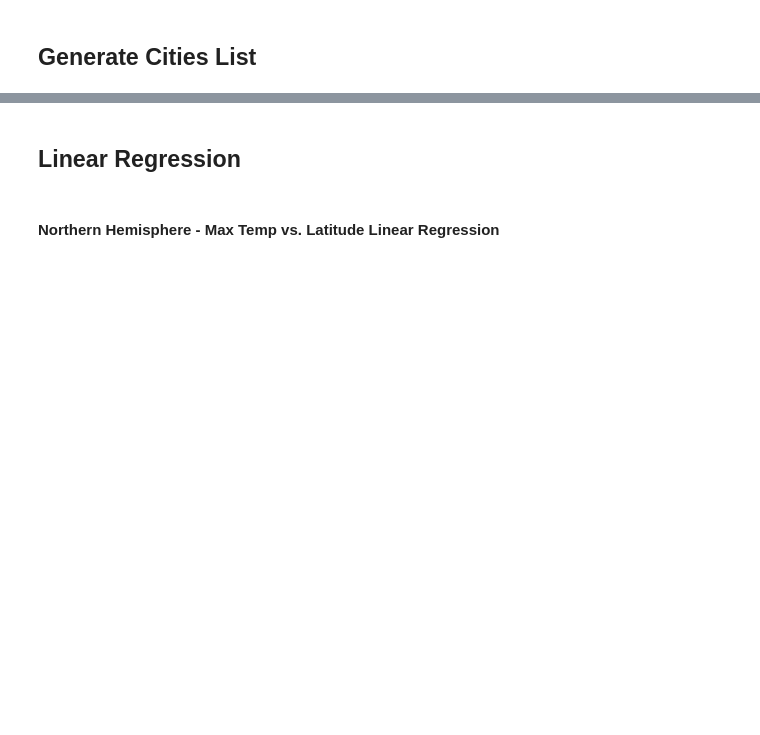
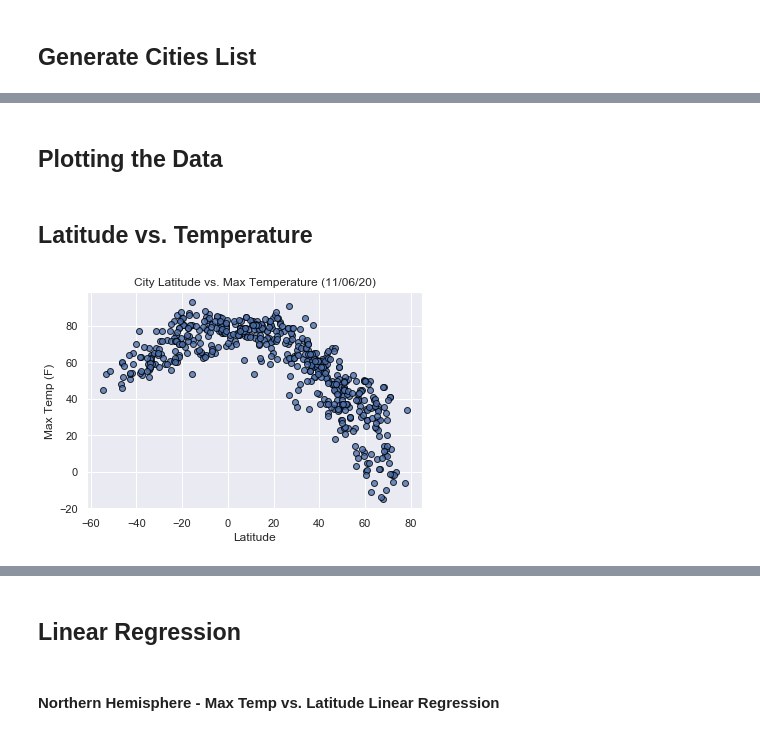
Before and after one commit to Maercoli/6-APIs_What-s-the-Weather-Like-, a Jupyter notebook: WeatherPy/WeatherPy.ipynb, the cells around one changed output, grey strips where cells are left out. Cells and saved outputs as stored; diff of their text form; code cells hidden in the pictures; blank space fills up the shorter version.

```diff
--- a/WeatherPy/WeatherPy.ipynb
+++ b/WeatherPy/WeatherPy.ipynb
@@ -210,0 +62,7 @@ Int64Index([], dtype='int64')
+# %%
+# Build partial query URL
+base_url = "http://api.openweathermap.org/data/2.5/weather?"
+units = "imperial"
+query_url = f"{base_url}appid={api_key}&units={units}&q="
+
+print(query_url)
@@ -210,0 +150,17 @@ Int64Index([], dtype='int64')
+# %%
+# Convert array of JSONs into Pandas DataFrame
+city_data = pd.DataFrame({"City": city_name,
+                          "Cloudiness (%)": cloudiness,
+                          "Country": country,
+                          "Date": date,
+                          "Latitude": lat,
+                          "Longitude": lon,
+                          "Max Temp (F)": max_temp,
+                          "Humidity (%)": humidity,
+                          "Wind Speed (mph)": wind_speed})
+
+# Export the City_Data into a csv
+city_data.to_csv("WeatherPy.csv",encoding="utf-8",index=False)
+
+# Show Record Count
+city_data.head()
@@ -210,0 +174,25 @@ Int64Index([], dtype='int64')
+# %% [markdown]
+## Plotting the Data
+# %% [markdown]
+## Latitude vs. Temperature
+# %%
+#set seaborn grid for all plots
+sns.set(style="darkgrid")
+# %%
+# Generate the scatter plot
+plt.scatter(city_data['Latitude'],
+            city_data['Max Temp (F)'],
+            edgecolor="black", linewidths=1, marker="o", alpha=0.8, label="Cities")
+
+# Give the plot a title, x label, y label and grid
+plt.title("City Latitude vs. Max Temperature (%s)" % time.strftime("%x"))
+plt.xlabel('Latitude')
+plt.ylabel('Max Temp (F)')
+
+# Save the figure
+plt.savefig("../output_data/Latitude vs Max Temperature.png")
+
+# Display plot
+plt.show()
+# %% [output]
+[figure, added]
```
Also changed, not shown: parts of 63 cells of this notebook, 2 other files.
